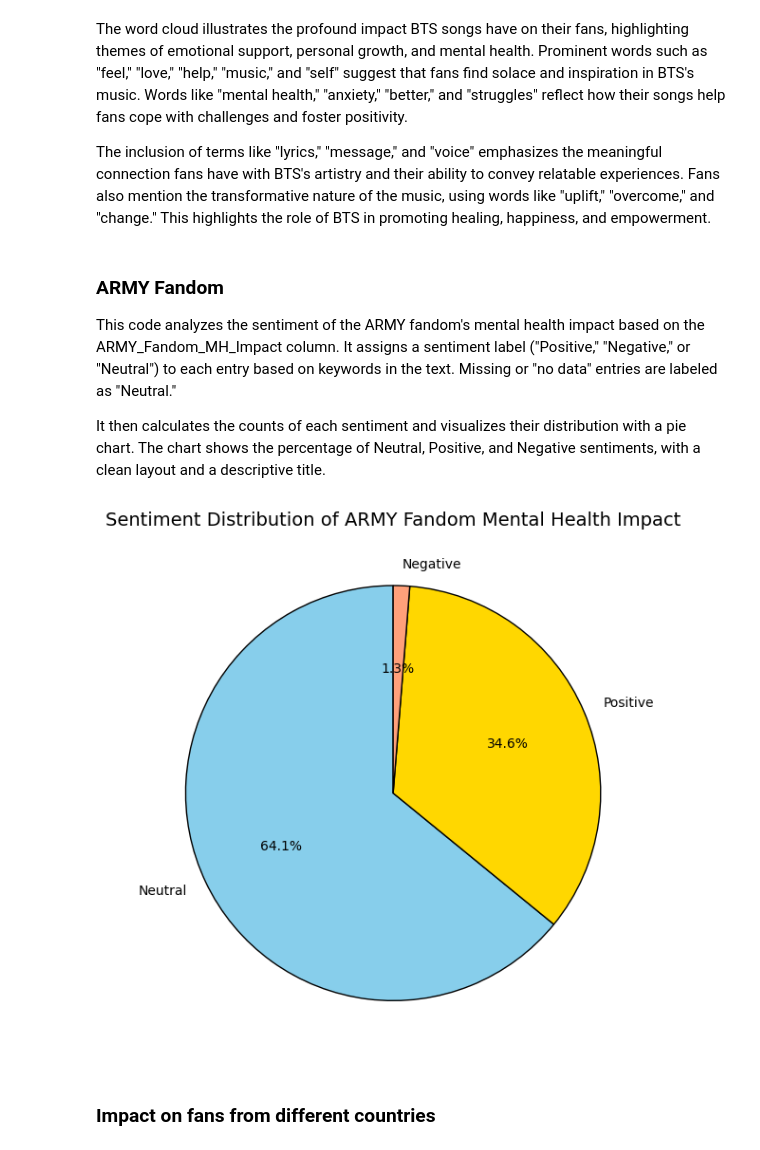
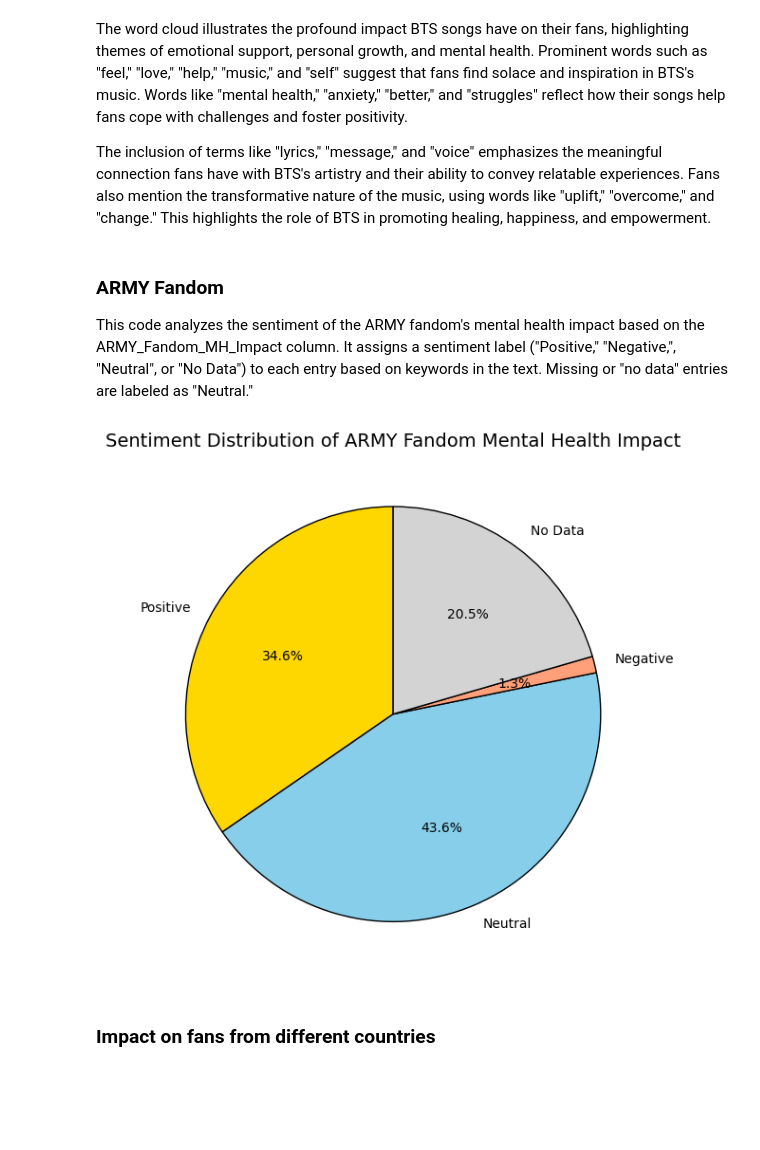
Before and after one commit to Yunnna005/DataAnalytics, a Jupyter notebook: BTS's_songs_analys.ipynb, the cells around one changed output. Cells and saved outputs as stored; diff of their text form; code cells hidden in the pictures; blank space fills up the shorter version.

```diff
--- a/BTS's_songs_analys.ipynb
+++ b/BTS's_songs_analys.ipynb
@@ -59,7 +59,7 @@ Libraries are installed and working!
 
 Displays raw data from both datasets.
 # %%
-survey_data = pd.read_csv("original/bts_survey_data.csv", encoding='utf-8')
+survey_data = pd.read_csv("original_datasets/bts_survey_data.csv", encoding='utf-8')
 
 survey_data.head()
 # %% [output]
@@ -721,30 +695,36 @@ The inclusion of terms like "lyrics," "message," and "voice" emphasizes the mean
 # %% [markdown]
 ### **ARMY Fandom**
 
-This code analyzes the sentiment of the ARMY fandom's mental health impact based on the ARMY_Fandom_MH_Impact column. It assigns a sentiment label ("Positive," "Negative," or "Neutral") to each entry based on keywords in the text. Missing or "no data" entries are labeled as "Neutral."
-
-It then calculates the counts of each sentiment and visualizes their distribution with a pie chart. The chart shows the percentage of Neutral, Positive, and Negative sentiments, with a clean layout and a descriptive title.
+This code analyzes the sentiment of the ARMY fandom's mental health impact based on the ARMY_Fandom_MH_Impact column. It assigns a sentiment label ("Positive," "Negative,", "Neutral", or "No Data") to each entry based on keywords in the text. Missing or "no data" entries are labeled as "Neutral."
 # %%
 survey_data_updated['Sentiment'] = survey_data_updated['ARMY_Fandom_MH_Impact'].apply(
     lambda text: (
-        "Neutral" if pd.isna(text) or text.lower() == "no data" else
+        "No Data" if pd.isna(text) or text.lower() == "no data" else
         ("Positive" if any(word in text.lower() for word in ["happy", "positive", "better", "uplift", "support", "good"]) else
          ("Negative" if any(word in text.lower() for word in ["worse", "negative", "bad", "sad", "anxious", "struggle"]) else
           "Neutral"))
     )
 )
-
 sentiment_counts = survey_data_updated['Sentiment'].value_counts()
 
+categories = ['Positive', 'Neutral', 'Negative', 'No Data']
+sentiment_counts = sentiment_counts.reindex(categories, fill_value=0)
+
 plt.figure(figsize=(8, 6))
-colors = ['#87CEEB', '#FFD700', '#FFA07A']
-sentiment_counts.plot.pie(autopct='%1.1f%%', startangle=90, colors=colors, labels=['Neutral', 'Positive', 'Negative'], wedgeprops={'edgecolor': 'black'})
+colors = ['#FFD700', '#87CEEB', '#FFA07A', '#D3D3D3']
+sentiment_counts.plot.pie(
+    autopct='%1.1f%%',
+    startangle=90,
+    colors=colors,
+    labels=categories,
+    wedgeprops={'edgecolor': 'black'}
+)
 plt.title('Sentiment Distribution of ARMY Fandom Mental Health Impact', fontsize=14)
 plt.ylabel('')
 plt.tight_layout()
 plt.show()
 # %% [output]
-[figure, old version]
+[figure, new version]
 # %% [markdown]
 ### **Impact on fans from different countries**
 # %%
```
Also changed, not shown: parts of 15 cells of this notebook, 2 other files.
